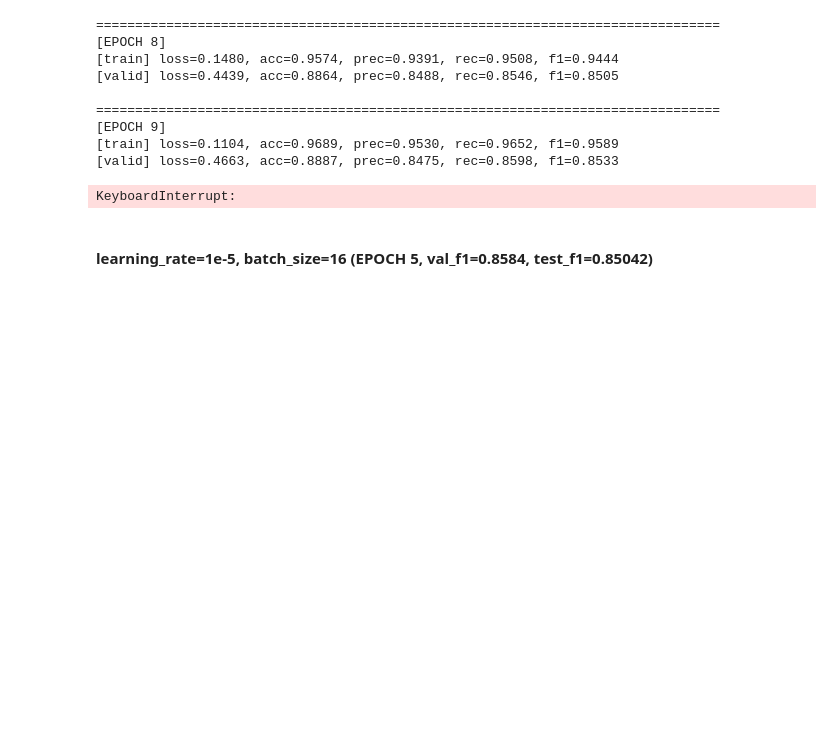
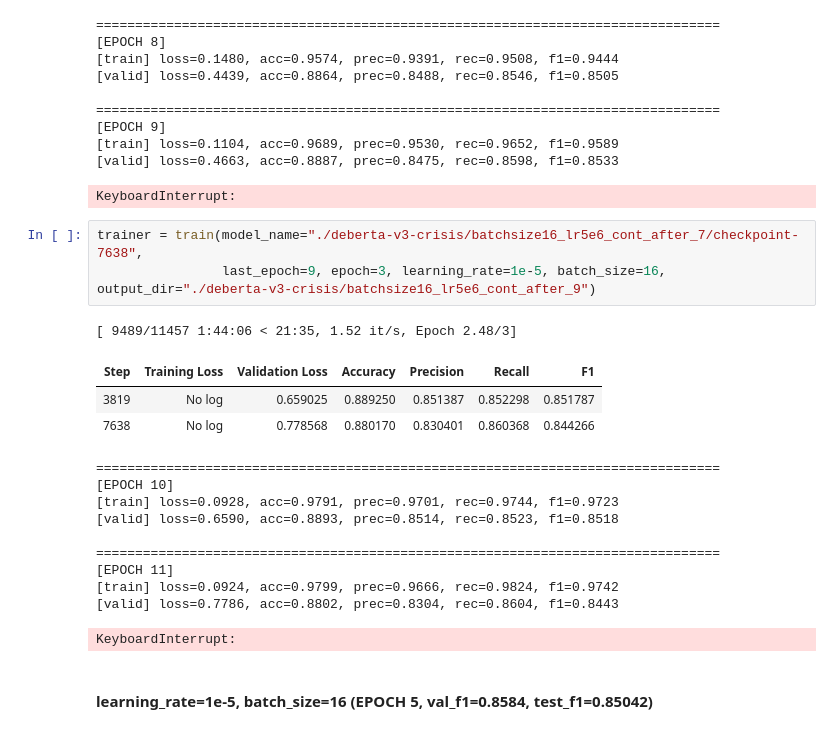
Before and after one commit to bugoverdose/dl-twitter-crisis, a Jupyter notebook: crisis_bench_jinwoo.ipynb, the cells around one changed output. Drawn from its saved outputs; the diff is of its cells as text; blank space fills up the shorter version.

```diff
--- a/crisis_bench_jinwoo.ipynb
+++ b/crisis_bench_jinwoo.ipynb
@@ -2359,6 +2364,24 @@ trainer = train(model_name="./deberta-v3-crisis/batchsize16_lr5e6/checkpoint-267
 [train] loss=0.1104, acc=0.9689, prec=0.9530, rec=0.9652, f1=0.9589
 [valid] loss=0.4663, acc=0.8887, prec=0.8475, rec=0.8598, f1=0.8533
 KeyboardInterrupt:
+# %%
+trainer = train(model_name="./deberta-v3-crisis/batchsize16_lr5e6_cont_after_7/checkpoint-7638",
+                last_epoch=9, epoch=3, learning_rate=1e-5, batch_size=16, output_dir="./deberta-v3-crisis/batchsize16_lr5e6_cont_after_9")
+# %% [output]
+[ 9489/11457 1:44:06 < 21:35, 1.52 it/s, Epoch 2.48/3]
+| Step | Training Loss | Validation Loss | Accuracy | Precision | Recall | F1 |
+| 3819 | No log | 0.659025 | 0.889250 | 0.851387 | 0.852298 | 0.851787 |
+| 7638 | No log | 0.778568 | 0.880170 | 0.830401 | 0.860368 | 0.844266 |
+================================================================================
+[EPOCH 10]
+[train] loss=0.0928, acc=0.9791, prec=0.9701, rec=0.9744, f1=0.9723
+[valid] loss=0.6590, acc=0.8893, prec=0.8514, rec=0.8523, f1=0.8518
+
+================================================================================
+[EPOCH 11]
+[train] loss=0.0924, acc=0.9799, prec=0.9666, rec=0.9824, f1=0.9742
+[valid] loss=0.7786, acc=0.8802, prec=0.8304, rec=0.8604, f1=0.8443
+KeyboardInterrupt:
 # %% [markdown]
 #### learning_rate=1e-5, batch_size=16 (EPOCH 5, val_f1=0.8584, test_f1=0.85042)
 # %%
```
Also changed, not shown: parts of 5 cells of this notebook, 4 other files.
